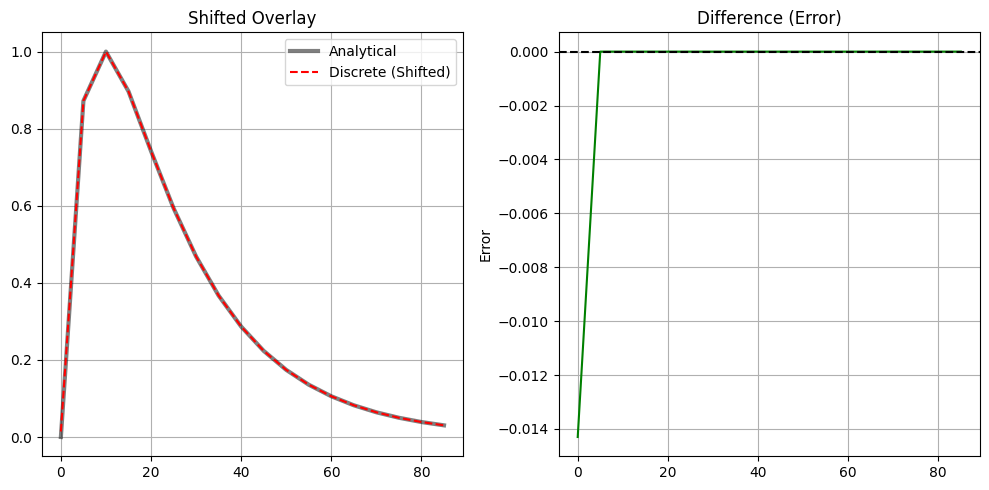
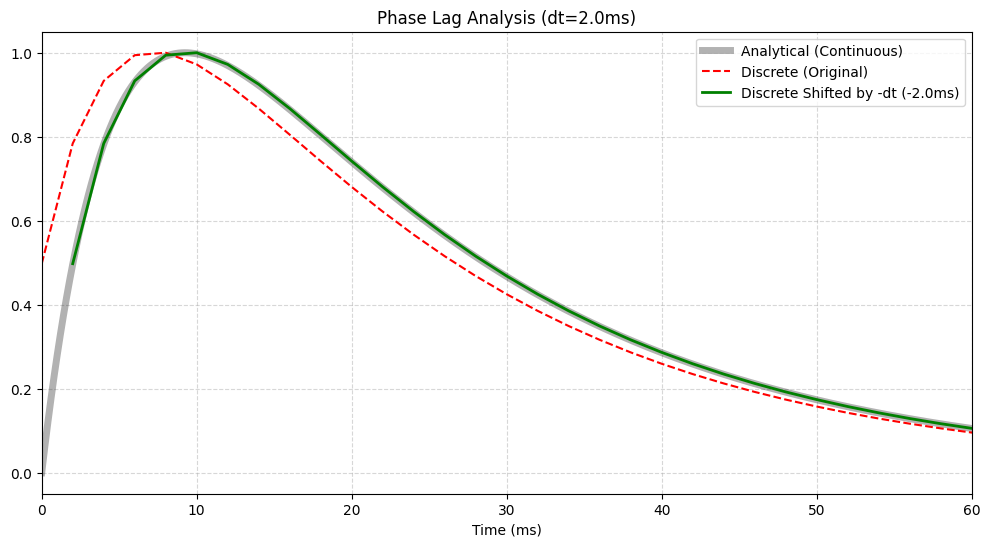
Code edit (unified diff) that turned the first committed figure into the second:
--- before
+++ after
@@ -2,78 +2,55 @@
 import matplotlib.pyplot as plt
 
-def verify_perfect_match():
+def plot_lif_psp_shift_check():
+    # 파라미터
     tau_m = 20.0
     tau_s = 5.0
-    dt = 5.0 # dt를 일부러 크게 잡아서 형태가 잘 보이게 함
+    dt = 2.0  # 시간 간격
     duration = 100.0
     
-    # 시간축 (이산 시간 기준)
-    # 해석적 해와 1:1 비교를 위해 같은 시간 포인트만 계산합니다.
-    t_points = np.arange(0, duration, dt)
+    t_continuous = np.linspace(0, duration, 1000)
+    t_discrete = np.arange(0, duration, dt)
     
-    # 1. 해석적 해 (Analytical)
-    # t=0일 때 0부터 시작하도록 수식 적용
-    y_analytical = np.exp(-t_points / tau_m) - np.exp(-t_points / tau_s)
-    y_analytical /= np.max(y_analytical) # 정규화
+    # 1. 해석적 해
+    analytical_curve = np.exp(-t_continuous / tau_m) - np.exp(-t_continuous / tau_s)
+    analytical_curve /= np.max(analytical_curve)
     
-    # 2. 이산 시간 근사 (Discrete)
+    # 2. 이산 시간 근사
     decay_m = np.exp(-dt / tau_m)
     decay_s = np.exp(-dt / tau_s)
     
-    y_discrete = np.zeros(len(t_points))
+    v_discrete = np.zeros(len(t_discrete))
     i_syn = 0.0
     v_mem = 0.0
-    input_spike = 1.0
+    input_spike = 1.0 
     
-    for i in range(len(t_points)):
-        # 일반적인 구현: Current Update -> Voltage Update
+    for i in range(len(t_discrete)):
         if i == 0: i_syn = i_syn * decay_s + input_spike
         else: i_syn = i_syn * decay_s
         v_mem = v_mem * decay_m + i_syn
-        y_discrete[i] = v_mem
+        v_discrete[i] = v_mem
 
-    y_discrete /= np.max(y_discrete) # 정규화
+    v_discrete /= np.max(v_discrete)
+
+    # 3. 그래프 그리기
+    plt.figure(figsize=(12, 6))
     
-    # 3. 위상 보정 (Shift) 및 비교
-    # 이산 데이터는 한 스텝 지연되므로, analytical 데이터를 한 칸 뒤로 미루거나
-    # discrete 데이터를 한 칸 당겨서 비교해야 합니다.
-    # 여기서는 '형태' 비교를 위해 겹치는 구간만 자릅니다.
+    # (A) 원래 해석적 해
+    plt.plot(t_continuous, analytical_curve, 'k-', alpha=0.3, linewidth=5, label='Analytical (Continuous)')
     
-    # Analytical: [0, 1, 2, 3 ...]
-    # Discrete:   [0(지연), 1, 2, 3 ...] -> 1스텝 지연 발생
+    # (B) 원래 이산 근사 (빨간 점선)
+    plt.plot(t_discrete, v_discrete, 'r--', label='Discrete (Original)')
     
-    # 비교 구간: Discrete의 [0:-1] 와 Analytical의 [1:] (한 칸 차이 매칭)
-    # 주의: 초기값(0) 부분은 과도 응답 때문에 제외하고, 그 이후 감쇠 곡선이 일치하는지 봅니다.
+    # (C) 시간을 왼쪽으로 dt만큼 당긴 이산 근사 (초록 실선) - 사용자 가설 검증
+    # t_discrete에서 dt만큼 뺍니다.
+    plt.plot(t_discrete + dt, v_discrete, 'g-', linewidth=2, label=f'Discrete Shifted by -dt (-{dt}ms)')
+
+    plt.title(f"Phase Lag Analysis (dt={dt}ms)")
+    plt.xlabel('Time (ms)')
+    plt.legend()
+    plt.grid(True, linestyle='--', alpha=0.5)
+    plt.xlim(0, 60) # 앞부분 확대
     
-    # 쉬운 비교를 위해 discrete를 한 칸(dt) 당겨봅니다 (Shift Left)
-    y_discrete_shifted = np.roll(y_discrete, +1)
-    
-    # 마지막 데이터는 roll로 인해 이상해지므로 제외하고 비교
-    limit = -2 
-    
-    diff = y_analytical[:limit] - y_discrete_shifted[:limit]
-    mse = np.mean(diff**2) # 평균 제곱 오차
+    plt.show()
 
-    # 그래프
-    plt.figure(figsize=(10, 5))
-    
-    plt.subplot(1, 2, 1)
-    plt.title("Shifted Overlay")
-    plt.plot(t_points[:limit], y_analytical[:limit], 'k-', lw=3, alpha=0.5, label='Analytical')
-    plt.plot(t_points[:limit], y_discrete_shifted[:limit], 'r--', label='Discrete (Shifted)')
-    plt.legend()
-    plt.grid()
-
-    plt.subplot(1, 2, 2)
-    plt.title("Difference (Error)")
-    plt.plot(t_points[:limit], diff, 'g-')
-    plt.axhline(0, color='k', linestyle='--')
-    plt.ylabel("Error")
-    plt.grid()
-    
-    plt.tight_layout()
-    plt.show()
-    
-    print(f"Mean Squared Error: {mse:.10f}")
-
-verify_perfect_match()
+plot_lif_psp_shift_check()

Commit: 260424